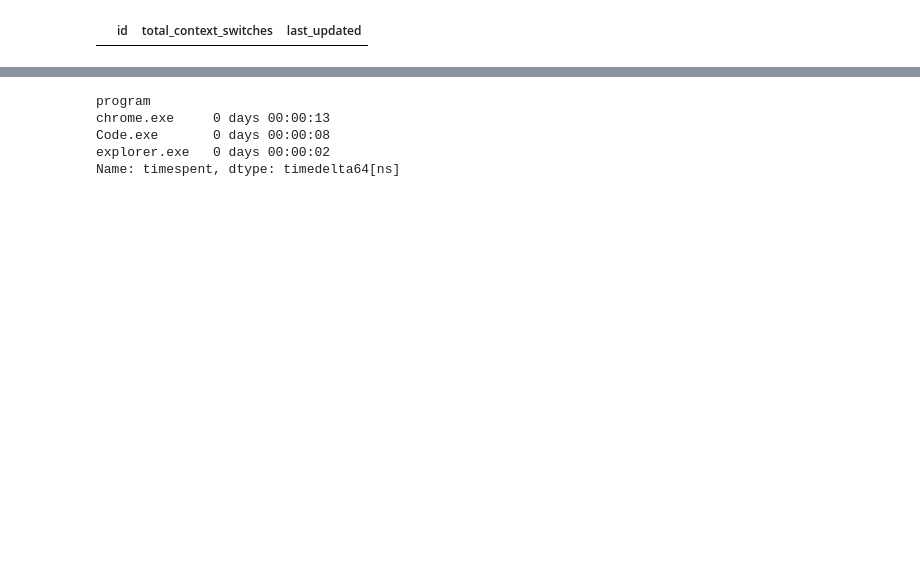
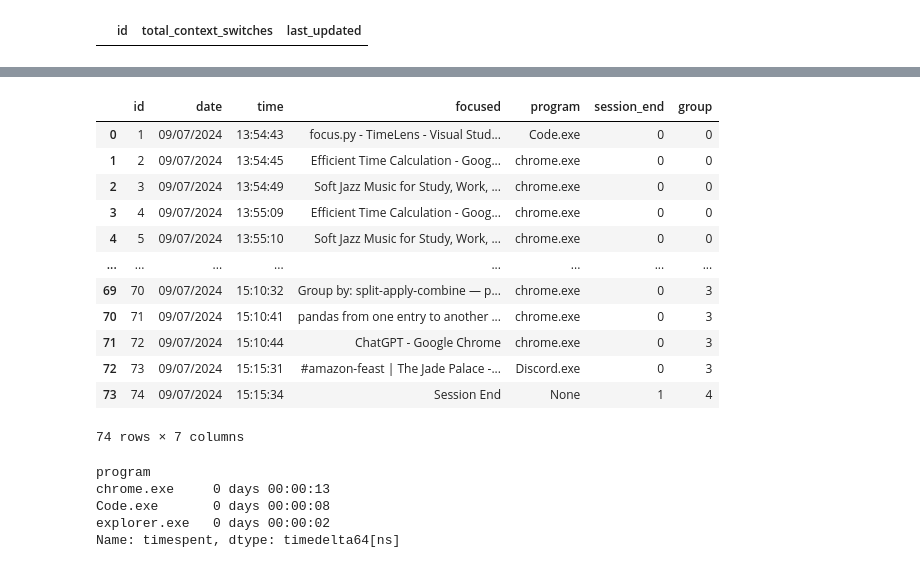
Before and after one commit to KevinDsouza03/TimeLens, a Jupyter notebook: results/processing.ipynb, the cells around one changed output, grey strips where cells are left out. Drawn from its saved outputs; the diff is of its cells as text; code cells hidden in the pictures; blank space fills up the shorter version.

```diff
--- a/results/processing.ipynb
+++ b/results/processing.ipynb
@@ -43,8 +79,25 @@ generalInsights
 # %%
 #Overarching Insight section
 
 #1. Context Switching
-#How to get it? Get the time  that we usually calculate for the time in focus_logs. Then, sum it up until we go to a different program, then keep repeating and average it out? Before averaging it out, just use it as a "average time spent on program"
+#How to get it? Get the time that we usually calculate for the time in focus_logs. Then, sum it up until we go to a different program,
+# then keep repeating and average it out. "Average Time Spent on a Task"
+df['group'] = (df['session_end'].cumsum())
+df
+# %% [output]
+|  | id | date | time | focused | program | session_end | group |
+| 0 | 1 | 09/07/2024 | 13:54:43 | focus.py - TimeLens - Visual Stud... | Code.exe | 0 | 0 |
+| 1 | 2 | 09/07/2024 | 13:54:45 | Efficient Time Calculation - Goog... | chrome.exe | 0 | 0 |
+| 2 | 3 | 09/07/2024 | 13:54:49 | Soft Jazz Music for Study, Work, ... | chrome.exe | 0 | 0 |
+| 3 | 4 | 09/07/2024 | 13:55:09 | Efficient Time Calculation - Goog... | chrome.exe | 0 | 0 |
+| 4 | 5 | 09/07/2024 | 13:55:10 | Soft Jazz Music for Study, Work, ... | chrome.exe | 0 | 0 |
+| ... | ... | ... | ... | ... | ... | ... | ... |
+| 69 | 70 | 09/07/2024 | 15:10:32 | Group by: split-apply-combine — p... | chrome.exe | 0 | 3 |
+| 70 | 71 | 09/07/2024 | 15:10:41 | pandas from one entry to another ... | chrome.exe | 0 | 3 |
+| 71 | 72 | 09/07/2024 | 15:10:44 | ChatGPT - Google Chrome | chrome.exe | 0 | 3 |
+| 72 | 73 | 09/07/2024 | 15:15:31 | #amazon-feast | The Jade Palace -... | Discord.exe | 0 | 3 |
+| 73 | 74 | 09/07/2024 | 15:15:34 | Session End | None | 1 | 4 |
+74 rows × 7 columns
 # %%
 # #First DF
 
```
Also changed, not shown: parts of 3 cells of this notebook.
